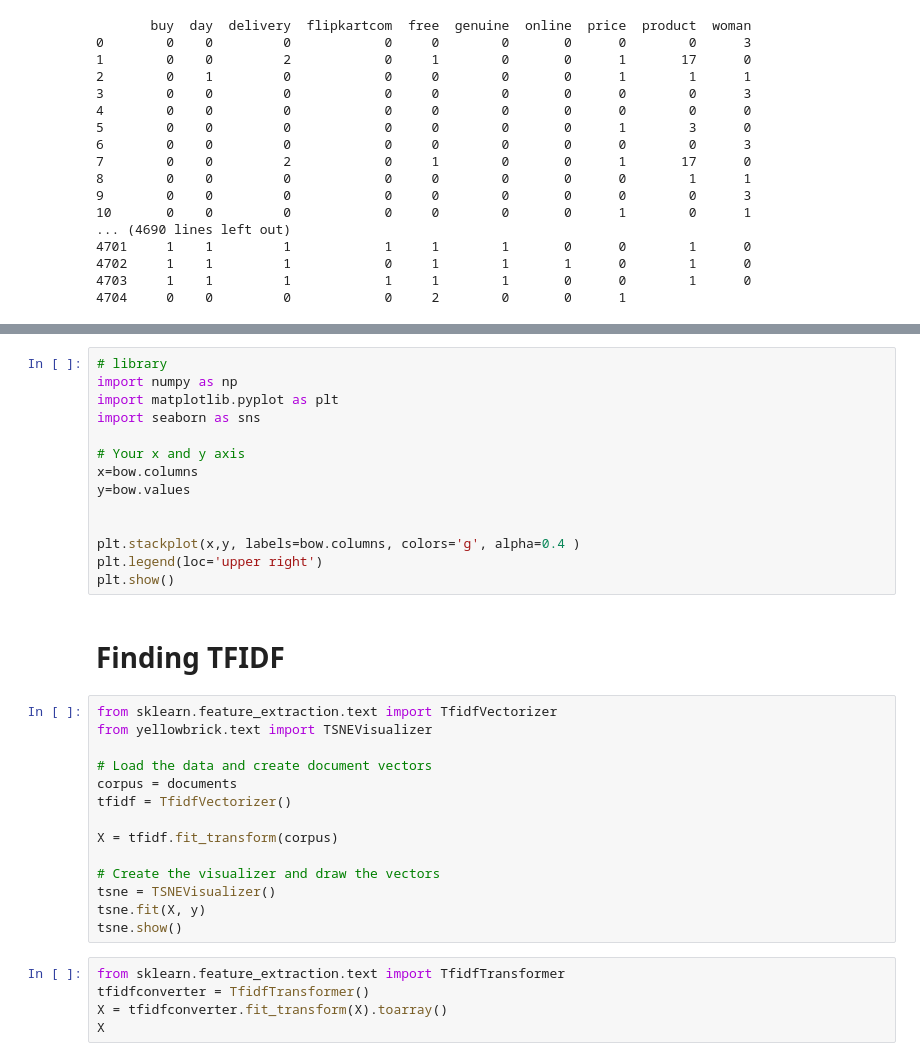
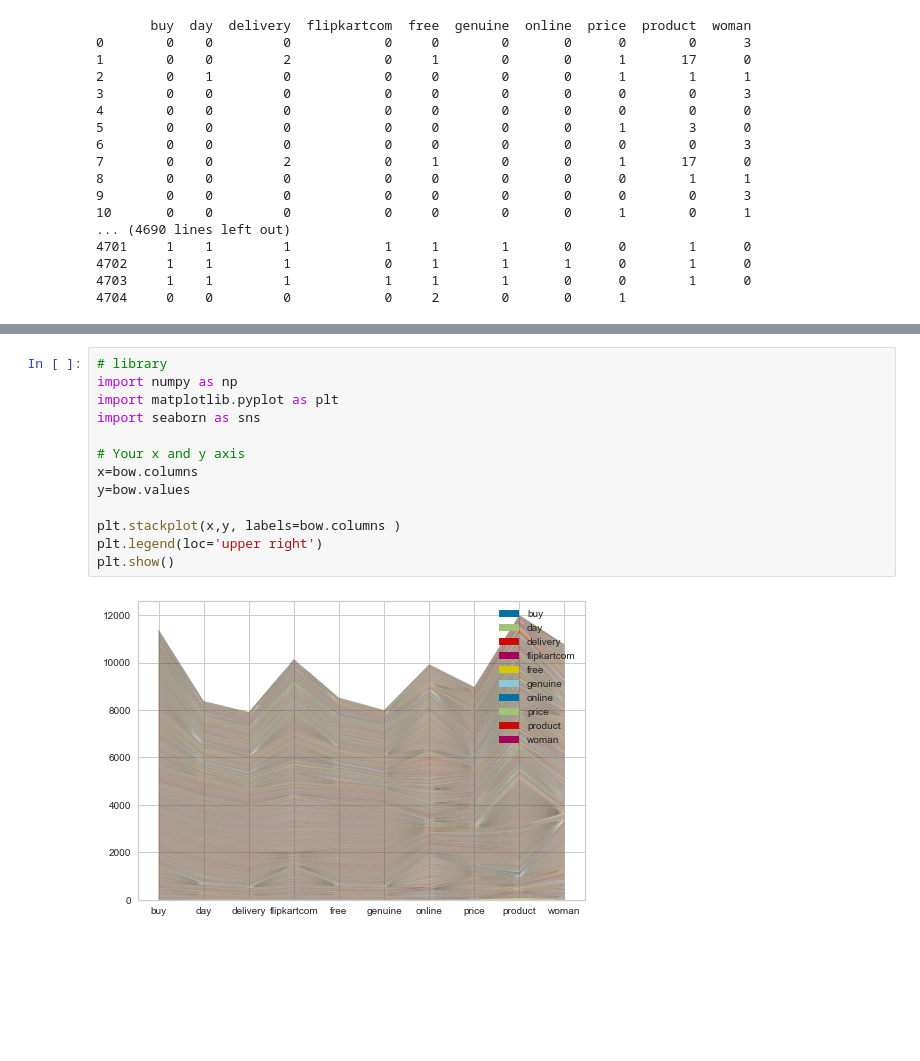
Before and after one commit to muralimopidevi/Flipkart-Text-Analysis-NLP, a Jupyter notebook: FlipKart_Text_Analysis.ipynb, the cells around one changed output, grey strips where cells are left out. Drawn from its saved outputs; the diff is of its cells as text; blank space fills up the shorter version.

```diff
--- a/FlipKart_Text_Analysis.ipynb
+++ b/FlipKart_Text_Analysis.ipynb
@@ -214,35 +295,15 @@ dtype: int64
 # %%
 # library
 import numpy as np
 import matplotlib.pyplot as plt
 import seaborn as sns
 
 # Your x and y axis
 x=bow.columns
 y=bow.values
 
-
-plt.stackplot(x,y, labels=bow.columns, colors='g', alpha=0.4 )
+plt.stackplot(x,y, labels=bow.columns )
 plt.legend(loc='upper right')
 plt.show()
+# %% [output]
+[figure, added]
-# %% [markdown]
-# Finding TFIDF
-# %%
-from sklearn.feature_extraction.text import TfidfVectorizer
-from yellowbrick.text import TSNEVisualizer
-
-# Load the data and create document vectors
-corpus = documents
-tfidf = TfidfVectorizer()
-
-X = tfidf.fit_transform(corpus)
-
-# Create the visualizer and draw the vectors
-tsne = TSNEVisualizer()
-tsne.fit(X, y)
-tsne.show()
-# %%
-from sklearn.feature_extraction.text import TfidfTransformer
-tfidfconverter = TfidfTransformer()
-X = tfidfconverter.fit_transform(X).toarray()
-X
```
Also changed, not shown: parts of 11 cells of this notebook.
